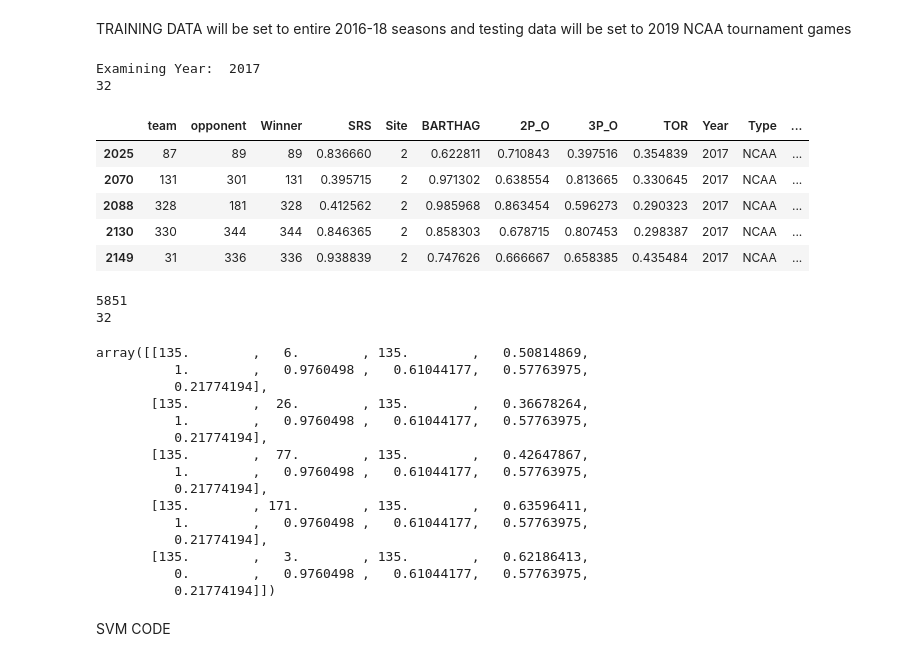
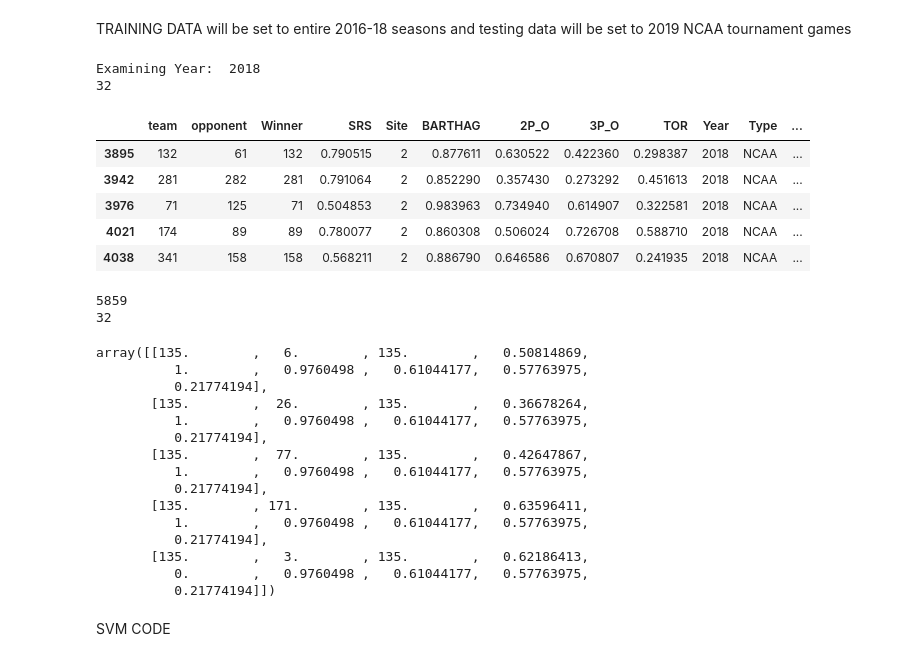
Before and after one commit to ktian9/svm-cs490, a Jupyter notebook: svm_notebook_v2.ipynb, the cells around one changed output. Saved outputs shown, nothing was run; the diff lists cells and outputs as text; code cells hidden in the pictures.

```diff
--- a/svm_notebook_v2.ipynb
+++ b/svm_notebook_v2.ipynb
@@ -220,7 +220,7 @@ Extract any features that have high correlation.
 TRAINING DATA will be set to entire 2016-18 seasons and testing data will be set to 2019 NCAA tournament games
 # %%
 
-year_to_examine = 2017
+year_to_examine = 2018
 restrict_to_first_round = True
 
 
@@ -234,39 +234,39 @@ testing_set = converted_season.loc[(converted_season["Year"] == year_to_examine)
 # 2019-03-21 | 2019-03-22
 
 ### 2018
 # 2018-03-15 | 2018-03-16
 
 ### 2017
 # 2017-03-16 | 2017-03-17
 
 ### 2016
 # 2016-03-17 | 2016-03-18
 
 dates = {"2019": ("2019-03-21", "2019-03-22"),
          "2018": ("2018-03-15", "2018-03-16"),
          "2017": ("2017-03-16", "2017-03-17"),
          "2016": ("2016-03-17", "2016-03-18")}
 
 
 if (restrict_to_first_round == True):
     date_tuple = dates[str(year_to_examine)]
     print("Examining Year: ", year_to_examine)
     testing_set = testing_set.loc[(testing_set["Date"] == date_tuple[0]) | (testing_set["Date"] == date_tuple[1])]
 
 
 
 print(len(testing_set))
 
 testing_set.head()
 # %% [output]
-Examining Year:  2017
+Examining Year:  2018
 32
 |  | team | opponent | Winner | SRS | Site | BARTHAG | 2P_O | 3P_O | TOR | Year | Type | ... |
-| 2025 | 87 | 89 | 89 | 0.836660 | 2 | 0.622811 | 0.710843 | 0.397516 | 0.354839 | 2017 | NCAA | ... |
-| 2070 | 131 | 301 | 131 | 0.395715 | 2 | 0.971302 | 0.638554 | 0.813665 | 0.330645 | 2017 | NCAA | ... |
-| 2088 | 328 | 181 | 328 | 0.412562 | 2 | 0.985968 | 0.863454 | 0.596273 | 0.290323 | 2017 | NCAA | ... |
-| 2130 | 330 | 344 | 344 | 0.846365 | 2 | 0.858303 | 0.678715 | 0.807453 | 0.298387 | 2017 | NCAA | ... |
-| 2149 | 31 | 336 | 336 | 0.938839 | 2 | 0.747626 | 0.666667 | 0.658385 | 0.435484 | 2017 | NCAA | ... |
+| 3895 | 132 | 61 | 132 | 0.790515 | 2 | 0.877611 | 0.630522 | 0.422360 | 0.298387 | 2018 | NCAA | ... |
+| 3942 | 281 | 282 | 281 | 0.791064 | 2 | 0.852290 | 0.357430 | 0.273292 | 0.451613 | 2018 | NCAA | ... |
+| 3976 | 71 | 125 | 71 | 0.504853 | 2 | 0.983963 | 0.734940 | 0.614907 | 0.322581 | 2018 | NCAA | ... |
+| 4021 | 174 | 89 | 89 | 0.780077 | 2 | 0.860308 | 0.506024 | 0.726708 | 0.588710 | 2018 | NCAA | ... |
+| 4038 | 341 | 158 | 158 | 0.568211 | 2 | 0.886790 | 0.646586 | 0.670807 | 0.241935 | 2018 | NCAA | ... |
 # %%
 training_set = training_set.drop(["Year", "Type", "Date"], axis=1) #drop year and type as they are not used for predictions only for data selection
 testing_set = testing_set.drop(["Year", "Type", "Date"], axis=1)
@@ -282,7 +282,7 @@ print(len(X_train))
 print(len(X_test))
 X_train[:5]
 # %% [output]
-5851
+5859
 32
 array([[135.        ,   6.        , 135.        ,   0.50814869,
           1.        ,   0.9760498 ,   0.61044177,   0.57763975,
```
Also changed, not shown: parts of 11 cells of this notebook.
